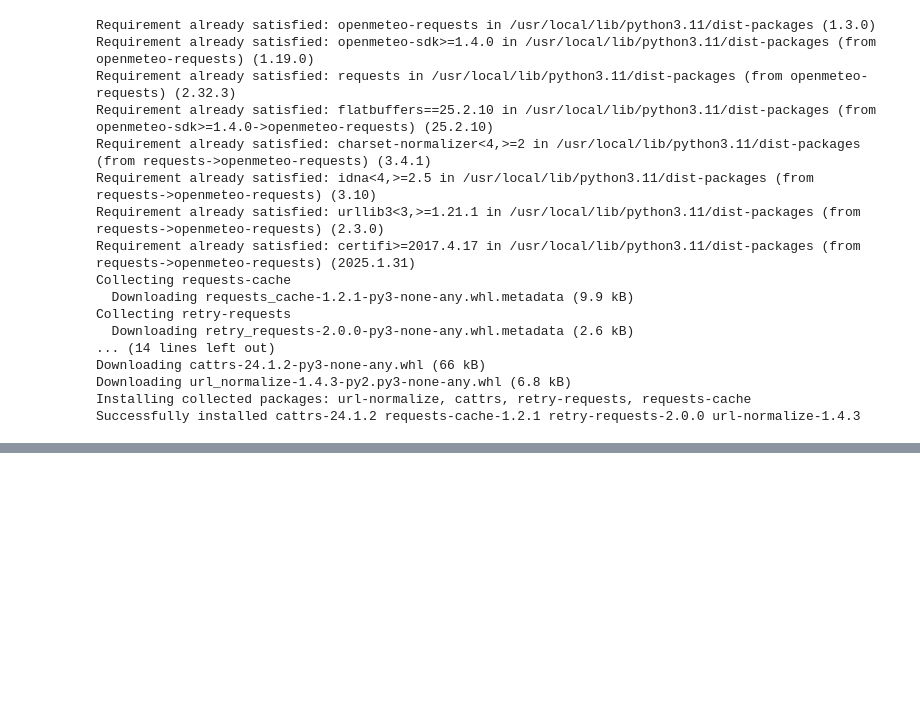
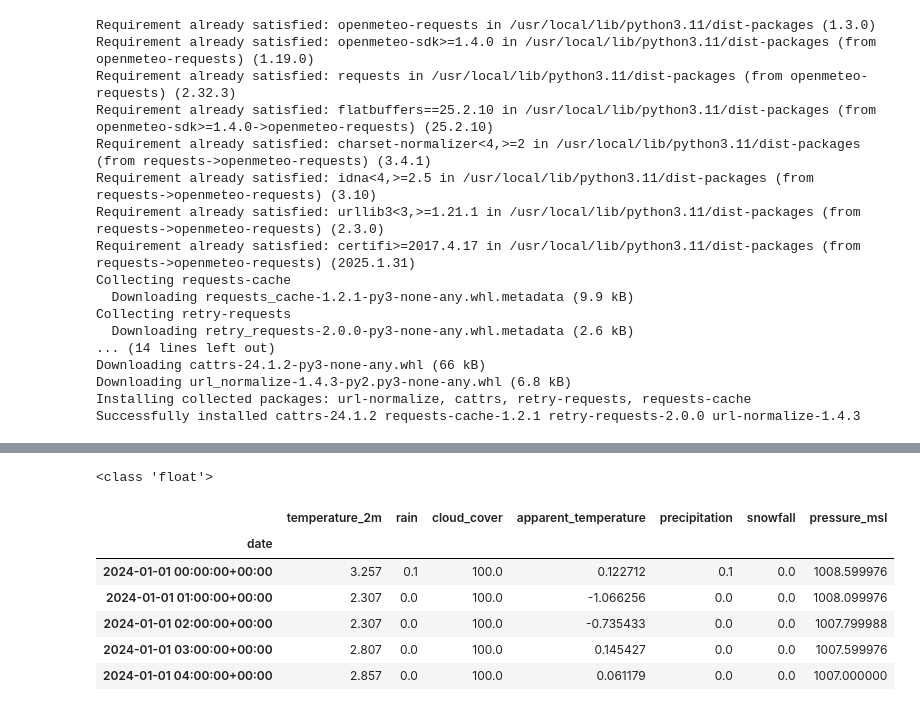
Before and after one commit to s34836/EWD, a Jupyter notebook: lab2.ipynb, the cells around one changed output, grey strips where cells are left out. Drawn from its saved outputs; the diff is of its cells as text; code cells hidden in the pictures; blank space fills up the shorter version.

```diff
--- a/lab2.ipynb
+++ b/lab2.ipynb
@@ -134,0 +159,20 @@ weather.head()
+# %%
+from geopy.geocoders import Nominatim
+from pprint import pprint
+
+app = Nominatim(user_agent="PJWSTK")
+location = app.geocode('Polsko Japońska Akademia Technik Komputerowych').raw
+
+weather_raw_PJA= download_weather_data(float(location['lat']), float(location['lon']))
+weather_PJA = weather_raw_PJA.copy()
+weather_PJA.set_index('date', inplace=True)
+weather_PJA.head()
+# %% [output]
+<class 'float'>
+|  | temperature_2m | rain | cloud_cover | apparent_temperature | precipitation | snowfall | pressure_msl |
+| date |  |  |  |  |  |  |  |
+| 2024-01-01 00:00:00+00:00 | 3.257 | 0.1 | 100.0 | 0.122712 | 0.1 | 0.0 | 1008.599976 |
+| 2024-01-01 01:00:00+00:00 | 2.307 | 0.0 | 100.0 | -1.066256 | 0.0 | 0.0 | 1008.099976 |
+| 2024-01-01 02:00:00+00:00 | 2.307 | 0.0 | 100.0 | -0.735433 | 0.0 | 0.0 | 1007.799988 |
+| 2024-01-01 03:00:00+00:00 | 2.807 | 0.0 | 100.0 | 0.145427 | 0.0 | 0.0 | 1007.599976 |
+| 2024-01-01 04:00:00+00:00 | 2.857 | 0.0 | 100.0 | 0.061179 | 0.0 | 0.0 | 1007.000000 |
```
Also changed, not shown: parts of 5 cells of this notebook.
